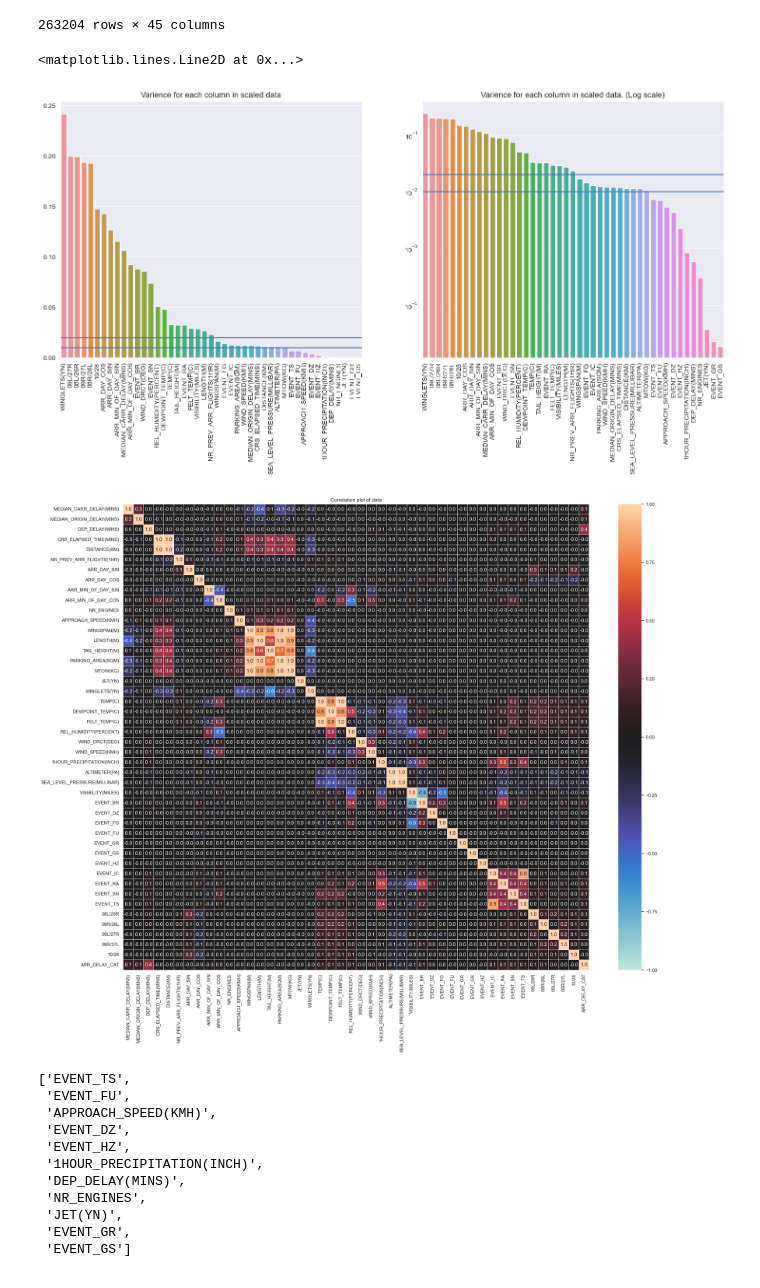
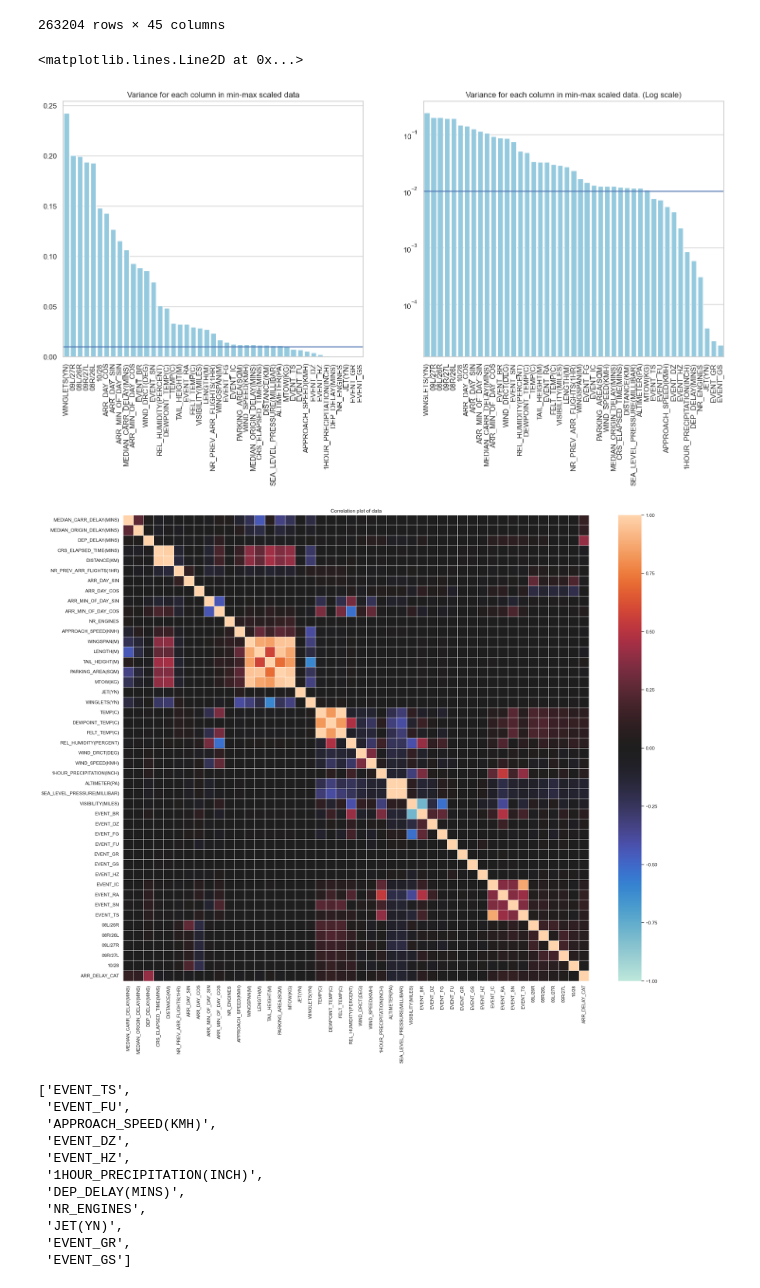
Before and after one commit to chrigHub/PertubationThesis, a Jupyter notebook: main/preprocessing/production/production_bnew.ipynb, the cells around one changed output. Cells and saved outputs as stored; diff of their text form; code cells hidden in the pictures.

```diff
--- a/main/preprocessing/production/production_bnew.ipynb
+++ b/main/preprocessing/production/production_bnew.ipynb
@@ -96,27 +96,27 @@ X_train_scaled = scaler.fit_transform(X_train)
 # %%
 fig, axes = plt.subplots(1,2,figsize=(18,7))
 var = pd.DataFrame(X_train_scaled, columns=X_train.columns).var().sort_values(ascending=False)
 sns.set(style="whitegrid")
-sns.barplot(x=list(var.index), y = list(var.values), ax = axes[0])
+sns.barplot(x=list(var.index), y = list(var.values), ax = axes[0], color='skyblue')
 axes[0].set_xticklabels(axes[0].get_xticklabels(), rotation=90, horizontalalignment='center')
-axes[0].set_title("Varience for each column in scaled data")
-sns.barplot(x=list(var.index), y = list(var.values), ax = axes[1])
+axes[0].set_title("Variance for each column in min-max scaled data")
+sns.barplot(x=list(var.index), y = list(var.values), ax = axes[1], color='skyblue')
 axes[1].set_xticklabels(axes[1].get_xticklabels(), rotation=90, horizontalalignment='center')
 axes[1].set_yscale("log")
-axes[1].set_title("Varience for each column in scaled data. (Log scale)")
+axes[1].set_title("Variance for each column in min-max scaled data. (Log scale)")
 axes[0].axhline(0.01)
 axes[1].axhline(0.01)
-axes[0].axhline(0.02)
-axes[1].axhline(0.02)
+#axes[0].axhline(0.02)
+#axes[1].axhline(0.02)
 # %% [output]
 <matplotlib.lines.Line2D at 0x...>
-[figure, old version]
+[figure, new version]
 # %%
 fig, ax = plt.subplots(figsize=(25,20))
 ax.set_title("Correlation plot of data")
-g = sns.heatmap(pd.DataFrame(np.hstack((X_train,pd.DataFrame(y_train))), columns=list(X_train.columns) + list(["ARR_DELAY_CAT"])).corr(), center = 0, square=True, linewidths=.5, cbar=True, vmin=-1, vmax=1, annot=True, ax = ax, fmt=".1f")
+g = sns.heatmap(pd.DataFrame(np.hstack((X_train,pd.DataFrame(y_train))), columns=list(X_train.columns) + list(["ARR_DELAY_CAT"])).corr(), center = 0, square=True, linewidths=.5, cbar=True, vmin=-1, vmax=1, annot=False, ax = ax, fmt=".1f")
 # %% [output]
-[figure, old version]
+[figure, new version]
 # %%
 # Dropped columns due to low variance
 low_var_labels = list(var[var < 0.01].index)
```
Also changed, not shown: 36 other files.
